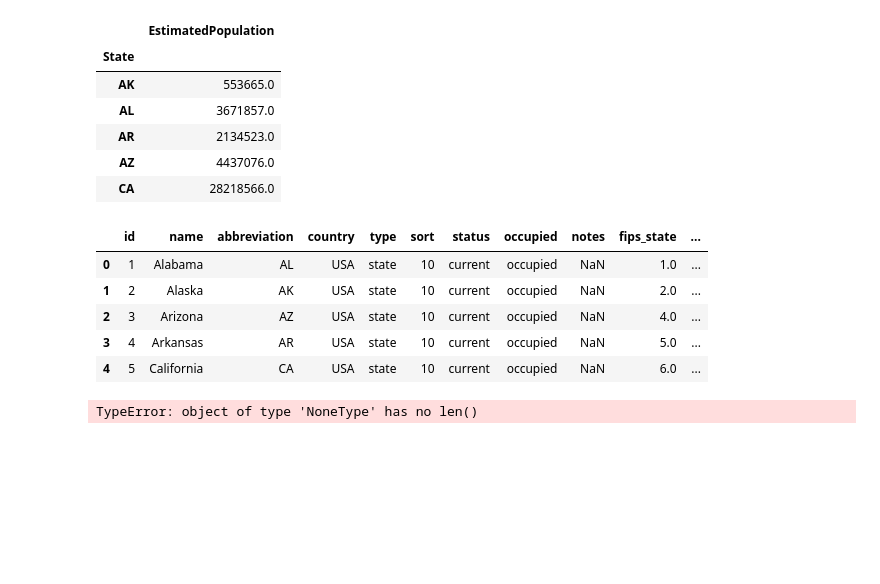
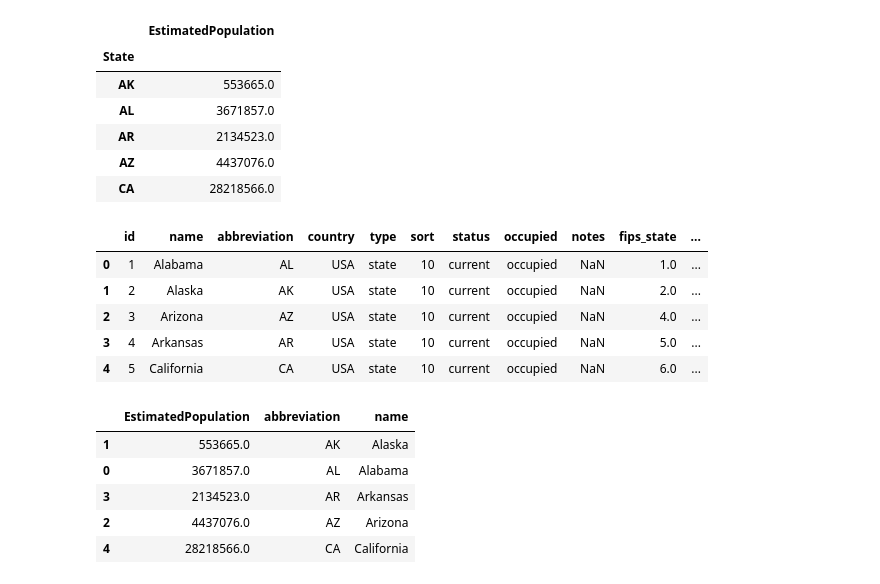
Before and after one commit to Utah-Data-Science/data_exploration_toolkit, a Jupyter notebook: presentations/Team Whitefish.ipynb, the cells around one changed output. Drawn from its saved outputs; the diff is of its cells as text; code cells hidden in the pictures; blank space fills up the shorter version.

```diff
--- a/presentations/Team Whitefish.ipynb
+++ b/presentations/Team Whitefish.ipynb
@@ -115,7 +115,12 @@ state_table.head()
 | 3 | 4 | Arkansas | AR | USA | state | 10 | current | occupied | NaN | 5.0 | ... |
 | 4 | 5 | California | CA | USA | state | 10 | current | occupied | NaN | 6.0 | ... |
 # %%
-df = pd.merge(state_populations, state_table, right_on='abbreviation')
-df.head()
+populated_states = pd.merge(state_populations, state_table[['abbreviation', 'name']], left_index="State", right_on='abbreviation')
+populated_states.head()
 # %% [output]
-TypeError: object of type 'NoneType' has no len()
+|  | EstimatedPopulation | abbreviation | name |
+| 1 | 553665.0 | AK | Alaska |
+| 0 | 3671857.0 | AL | Alabama |
+| 3 | 2134523.0 | AR | Arkansas |
+| 2 | 4437076.0 | AZ | Arizona |
+| 4 | 28218566.0 | CA | California |
```
Also changed, not shown: parts of 5 cells of this notebook.
